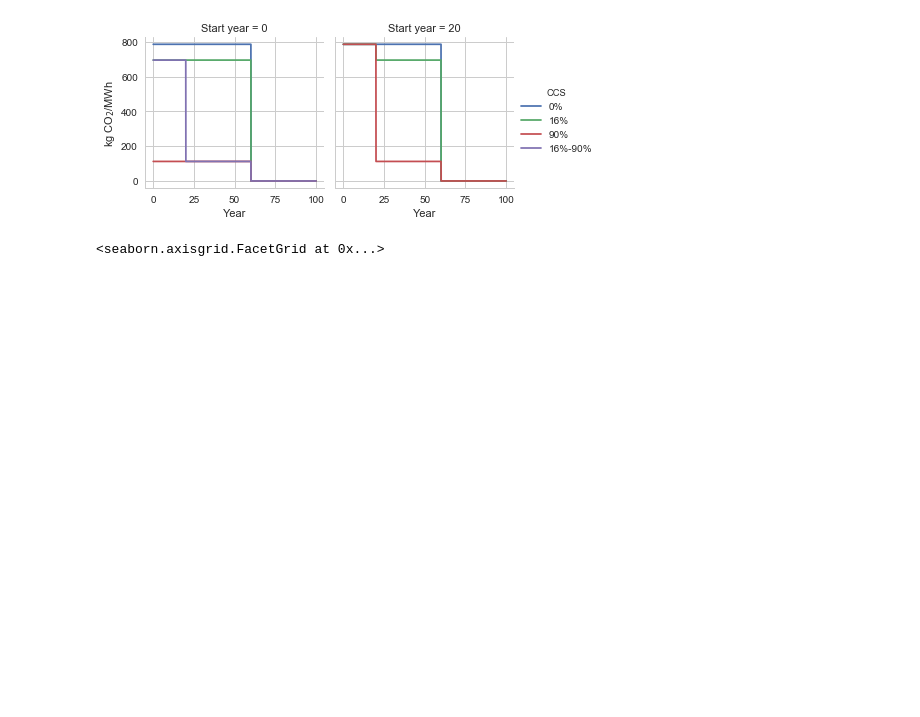
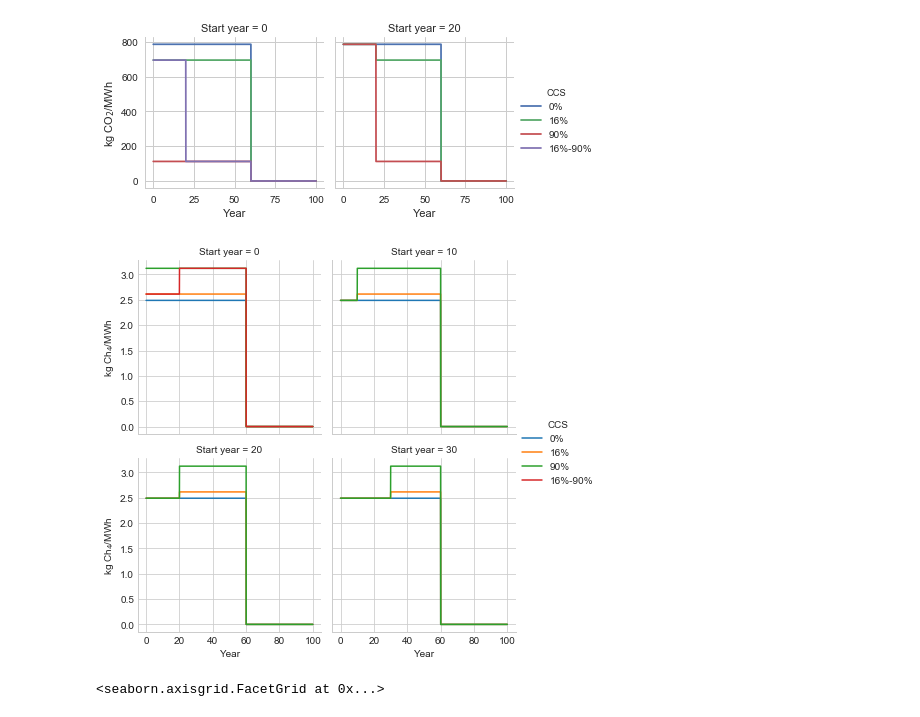
Before and after one commit to gschivley/CCS-climate, a Jupyter notebook: Notebooks/Emissions.ipynb, the cells around one changed output. Cells and saved outputs as stored; diff of their text form; code cells hidden in the pictures; blank space fills up the shorter version.

```diff
--- a/Notebooks/Emissions.ipynb
+++ b/Notebooks/Emissions.ipynb
@@ -383,6 +434,18 @@ plt.savefig(file_path)
 <seaborn.axisgrid.FacetGrid at 0x...>
 <seaborn.axisgrid.FacetGrid at 0x...>
 [figure]
+# %%
+g = sns.FacetGrid(emissions_df[(emissions_df['Fuel']=='Coal')], hue='CCS',
+                  col='Start year', hue_order=['0%', '16%', '90%', '16%-90%'],
+                  col_wrap=2)
+g.map(plt.plot, 'Time', 'CH4')
+g.add_legend()
+g.set_ylabels('kg Ch$_4$/MWh')
+g.set_xlabels('Year')
+file_path = os.path.join('../Figures', 'SCPC CH4 emissions.pdf')
+# plt.savefig(file_path)
+# %% [output]
+[figure, added]
 # %%
 all_emissions = pd.concat([start_emissions, delay_emissions])
 g = sns.FacetGrid(all_emissions[(all_emissions['Fuel']=='Coal')], hue='CCS',
```
Also changed, not shown: parts of 10 cells of this notebook, 1 other file.
